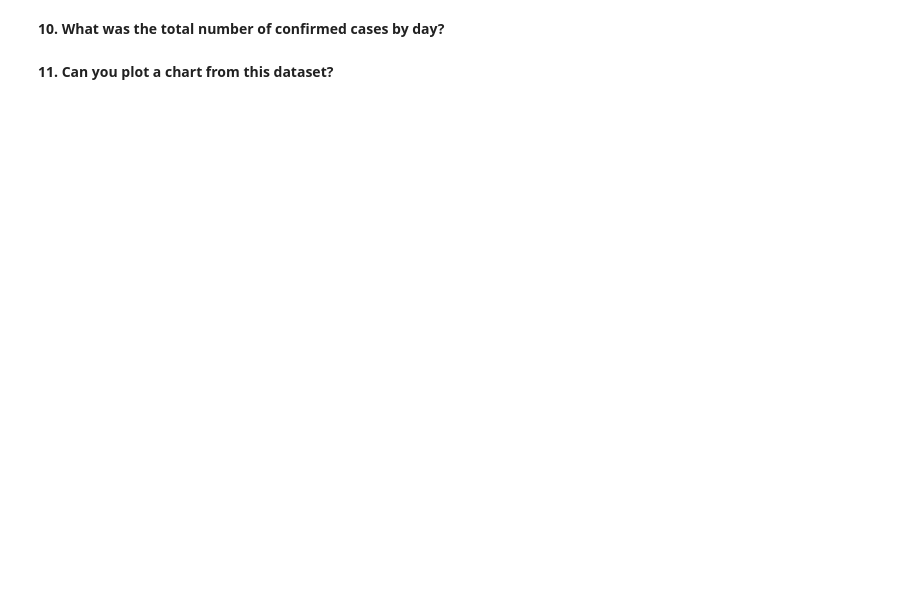
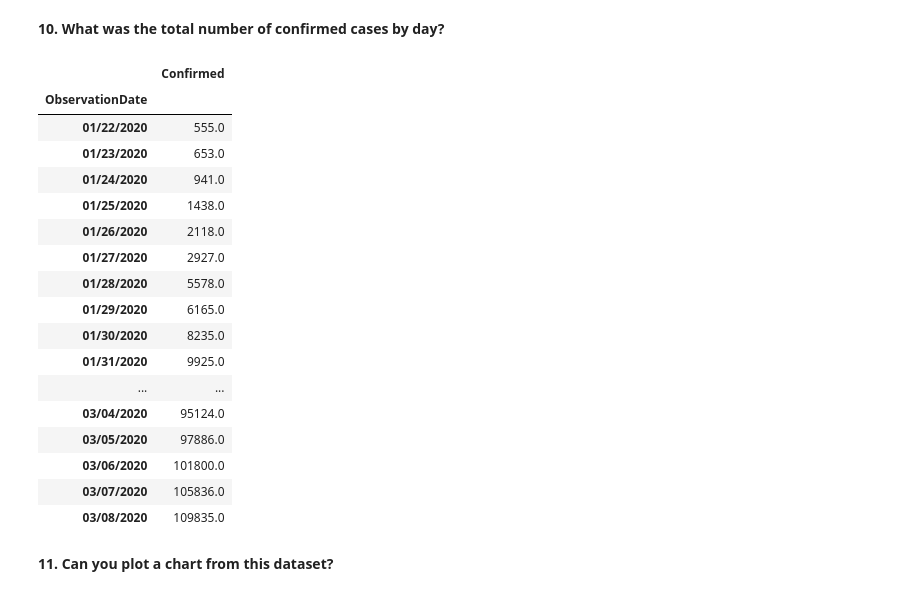
Before and after one commit to FaustoRosado/I2020_DS, a Jupyter notebook: week-017/week-17-project.ipynb, the cells around one changed output. Saved outputs shown, nothing was run; the diff lists cells and outputs as text; code cells hidden in the pictures; blank space fills up the shorter version.

```diff
--- a/week-017/week-17-project.ipynb
+++ b/week-017/week-17-project.ipynb
@@ -218,4 +496,25 @@ df.head()
 # %% [markdown]
 **10. What was the total number of confirmed cases by day?**
+# %%
+df.groupby("ObservationDate")[["Confirmed"]].sum().sort_values("ObservationDate",ascending=True)
+# %% [output]
+|  | Confirmed |
+| ObservationDate |  |
+| 01/22/2020 | 555.0 |
+| 01/23/2020 | 653.0 |
+| 01/24/2020 | 941.0 |
+| 01/25/2020 | 1438.0 |
+| 01/26/2020 | 2118.0 |
+| 01/27/2020 | 2927.0 |
+| 01/28/2020 | 5578.0 |
+| 01/29/2020 | 6165.0 |
+| 01/30/2020 | 8235.0 |
+| 01/31/2020 | 9925.0 |
+| ... | ... |
+| 03/04/2020 | 95124.0 |
+| 03/05/2020 | 97886.0 |
+| 03/06/2020 | 101800.0 |
+| 03/07/2020 | 105836.0 |
+| 03/08/2020 | 109835.0 |
 # %% [markdown]
 **11. Can you plot a chart from this dataset?**
```
Also changed, not shown: parts of 26 cells of this notebook.
